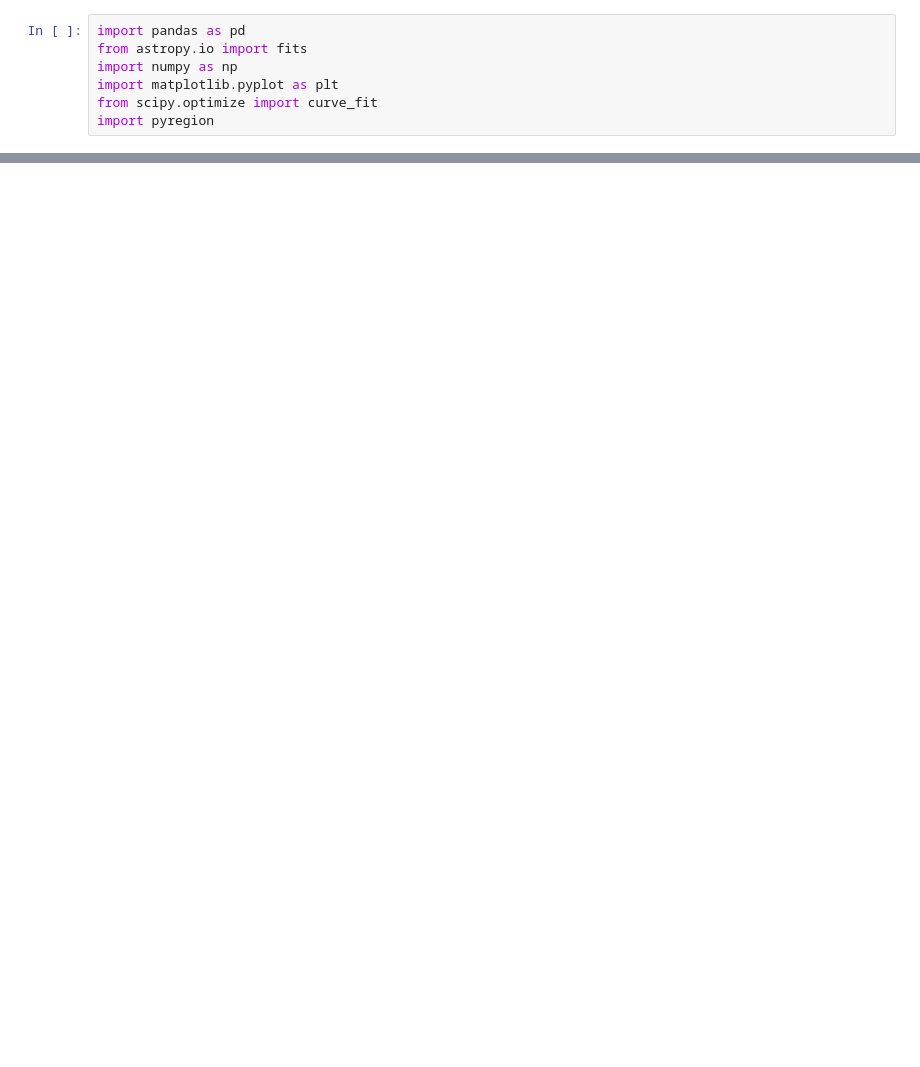
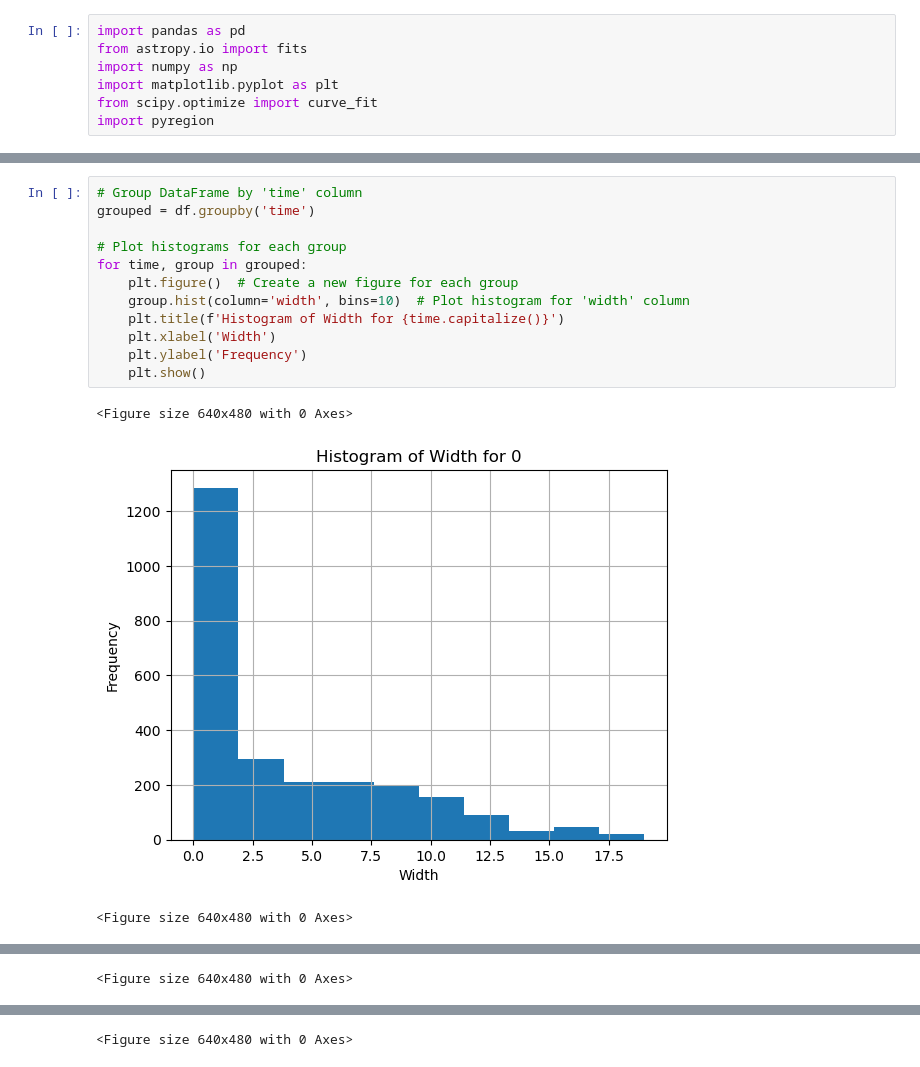
Before and after one commit to MillionConcepts/glcat, a Jupyter notebook: fwhm_mass.ipynb, the cells around one changed output, grey strips where cells are left out. Drawn from its saved outputs; the diff is of its cells as text; blank space fills up the shorter version.

```diff
--- a/fwhm_mass.ipynb
+++ b/fwhm_mass.ipynb
@@ -359,0 +470,16 @@ plt.colorbar()
+# %%
+# Group DataFrame by 'time' column
+grouped = df.groupby('time')
+
+# Plot histograms for each group
+for time, group in grouped:
+    plt.figure()  # Create a new figure for each group
+    group.hist(column='width', bins=10)  # Plot histogram for 'width' column
+    plt.title(f'Histogram of Width for {time.capitalize()}')
+    plt.xlabel('Width')
+    plt.ylabel('Frequency')
+    plt.show()
+# %% [output]
+<Figure size 640x480 with 0 Axes>
+[figure, added]
+<Figure size 640x480 with 0 Axes>
@@ -359,0 +487 @@ plt.colorbar()
+<Figure size 640x480 with 0 Axes>
@@ -359,0 +489 @@ plt.colorbar()
+<Figure size 640x480 with 0 Axes>
```
Also changed, not shown: parts of 37 cells of this notebook, 12 other files.
